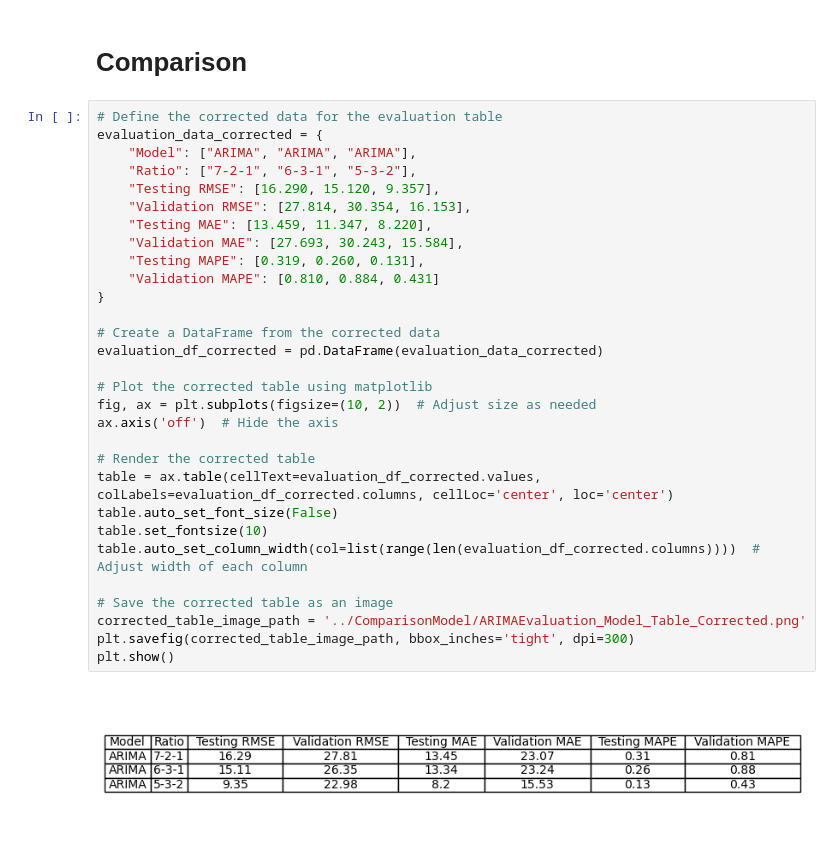
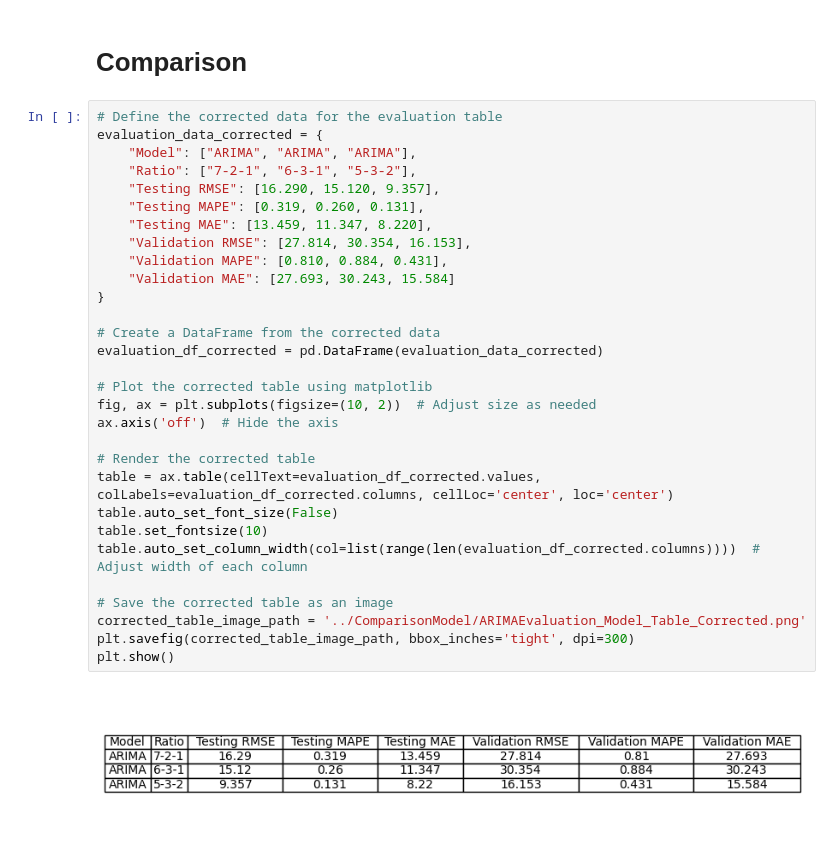
Before and after one commit to trungngothanh13/-STAT3013.-P12_Nhom2-, a Jupyter notebook: ARIMA_model/NEM.ipynb, the cells around one changed output. Cells and saved outputs as stored; diff of their text form.

```diff
--- a/ARIMA_model/NEM.ipynb
+++ b/ARIMA_model/NEM.ipynb
@@ -374,32 +374,32 @@ plt.show()
 # %%
 # Define the corrected data for the evaluation table
 evaluation_data_corrected = {
     "Model": ["ARIMA", "ARIMA", "ARIMA"],
     "Ratio": ["7-2-1", "6-3-1", "5-3-2"],
     "Testing RMSE": [16.290, 15.120, 9.357],
+    "Testing MAPE": [0.319, 0.260, 0.131],
+    "Testing MAE": [13.459, 11.347, 8.220],
     "Validation RMSE": [27.814, 30.354, 16.153],
-    "Testing MAE": [13.459, 11.347, 8.220],
-    "Validation MAE": [27.693, 30.243, 15.584],
-    "Testing MAPE": [0.319, 0.260, 0.131],
-    "Validation MAPE": [0.810, 0.884, 0.431]
+    "Validation MAPE": [0.810, 0.884, 0.431],
+    "Validation MAE": [27.693, 30.243, 15.584]
 }
 
 # Create a DataFrame from the corrected data
 evaluation_df_corrected = pd.DataFrame(evaluation_data_corrected)
 
 # Plot the corrected table using matplotlib
 fig, ax = plt.subplots(figsize=(10, 2))  # Adjust size as needed
 ax.axis('off')  # Hide the axis
 
 # Render the corrected table
 table = ax.table(cellText=evaluation_df_corrected.values, colLabels=evaluation_df_corrected.columns, cellLoc='center', loc='center')
 table.auto_set_font_size(False)
 table.set_fontsize(10)
 table.auto_set_column_width(col=list(range(len(evaluation_df_corrected.columns))))  # Adjust width of each column
 
 # Save the corrected table as an image
 corrected_table_image_path = '../ComparisonModel/ARIMAEvaluation_Model_Table_Corrected.png'
 plt.savefig(corrected_table_image_path, bbox_inches='tight', dpi=300)
 plt.show()
 # %% [output]
-[figure, old version]
+[figure, new version]
```
Also changed, not shown: parts of 4 cells of this notebook, 1 other file.
